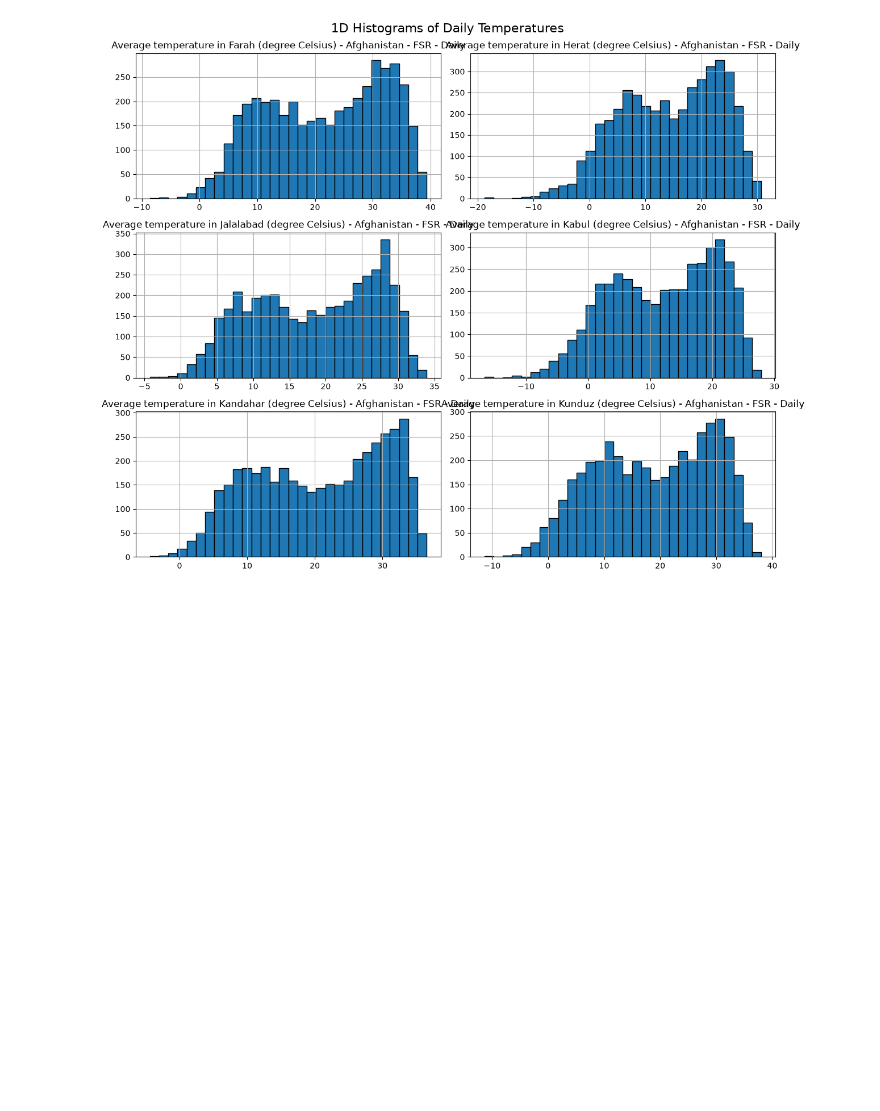
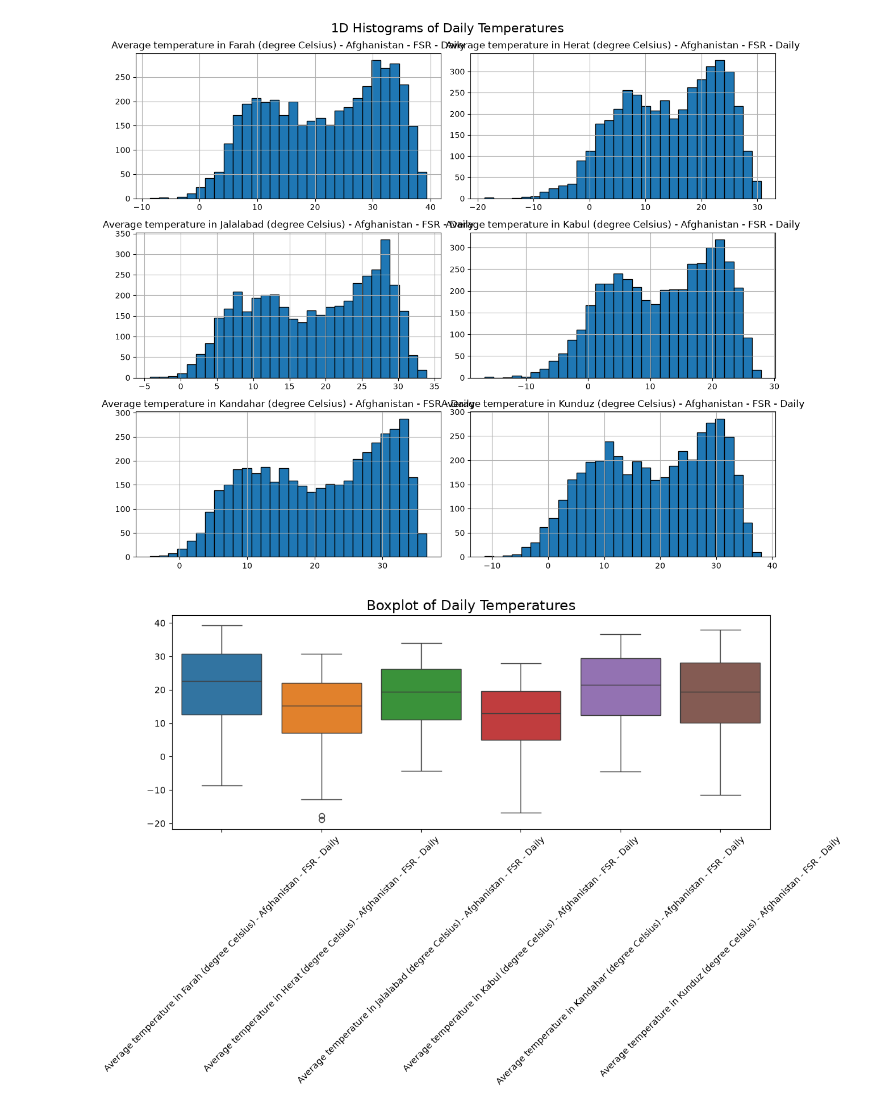
Before and after one commit to itz-wenddyy/Data-analysis, a Jupyter notebook: Homework_x.ipynb, the cells around one changed output. Saved outputs shown, nothing was run; the diff lists cells and outputs as text; code cells hidden in the pictures; blank space fills up the shorter version.

Commit message:
Made boxplot for all the variables together

```diff
--- a/Homework_x.ipynb
+++ b/Homework_x.ipynb
@@ -33,30 +33,39 @@ stats = pd.DataFrame({
     'Maximum': df[selected_cols].max()
 })
 #Print the statistics
 print(stats)
 print("\n")
 
 #Plotting the data 1D Histogram for each variable
 df[selected_cols].hist(bins=30, figsize=(12, 10), edgecolor='black')
 plt.suptitle('1D Histograms of Daily Temperatures', fontsize=16)
 plt.tight_layout()
 plt.show()
+
+#Make a boxplot putting all the variables together
+plt.figure(figsize=(12, 8))
+sns.boxplot(data=df[selected_cols])
+plt.title('Boxplot of Daily Temperatures', fontsize=16)
+plt.xticks(rotation=45)
+plt.tight_layout()
+plt.show()
 # %% [output]
 (4303, 1891)
                                                          Mean  Median  \
 Average temperature in Farah (degree Celsius) -...  21.652165   22.61
 Average temperature in Herat (degree Celsius) -...  14.333777   15.19
 Average temperature in Jalalabad (degree Celsiu...  18.466767   19.32
 Average temperature in Kabul (degree Celsius) -...  12.112802   12.96
 Average temperature in Kandahar (degree Celsius...  20.663847   21.54
 Average temperature in Kunduz (degree Celsius) ...  18.777251   19.33
 
                                                     Standard Deviation  \
 Average temperature in Farah (degree Celsius) -...           10.272309
 Average temperature in Herat (degree Celsius) -...            8.923834
 ... (8 lines left out)
 Average temperature in Jalalabad (degree Celsiu...    -4.27    33.96
 Average temperature in Kabul (degree Celsius) -...   -16.72    27.92
 Average temperature in Kandahar (degree Celsius...    -4.40    36.57
 Average temperature in Kunduz (degree Celsius) ...   -11.39    38.07
 [figure]
+[figure, added]
```
